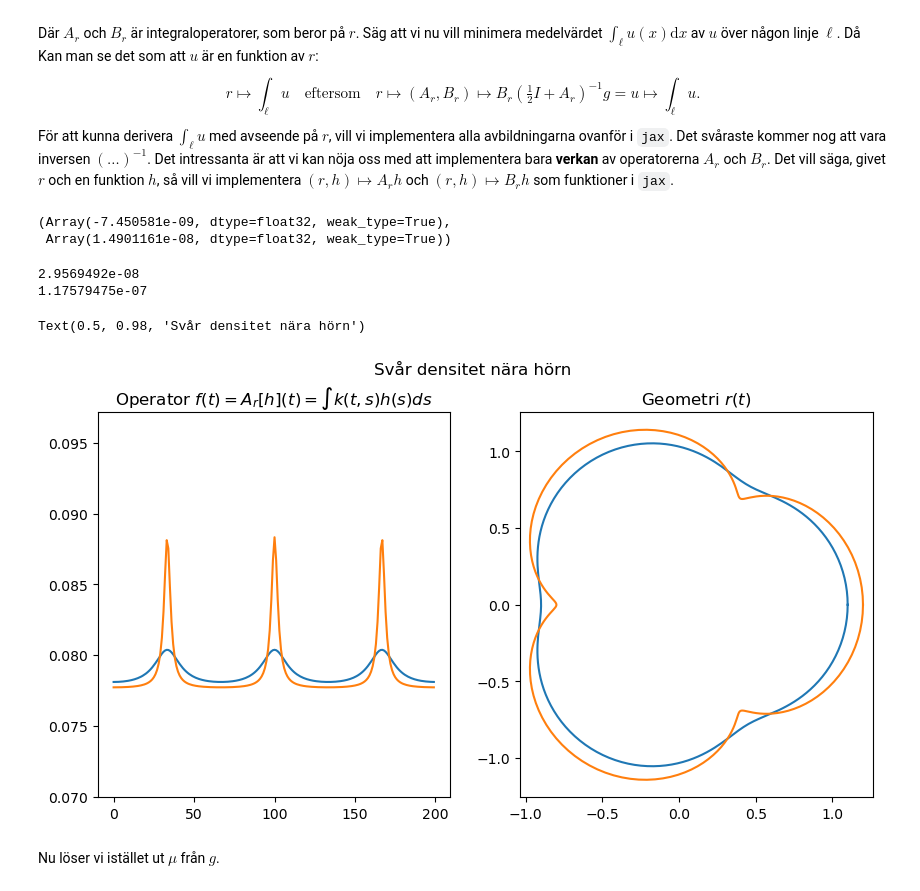
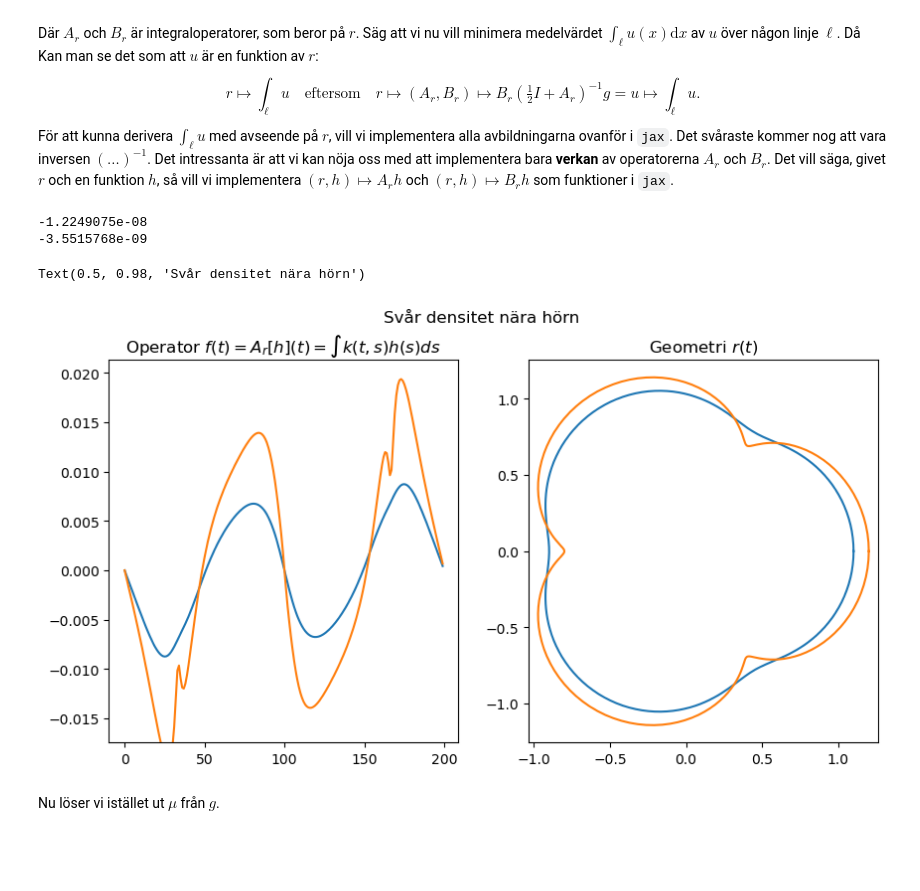
Before and after one commit to emastr/kex-asta-rebecka, a Jupyter notebook: randint_inro.ipynb, the cells around one changed output. Saved outputs shown, nothing was run; the diff lists cells and outputs as text; code cells hidden in the pictures; blank space fills up the shorter version.

```diff
--- a/randint_inro.ipynb
+++ b/randint_inro.ipynb
@@ -137,51 +137,39 @@ def mask(tol, t_discr, w_discr):
     mask = lambda x, y: \
         integral_operator(r, lambda t: 1, (x, y), t_discr=t_discr, w_discr=hw_discr) > tol
     return mask
-
-
-f = lambda a,b: integral_operator(r_ab(a, b), lambda t: 1, (0.,0.), **trapezoid(200))
-#f = lambda a,b: boundary_operator(r_ab(a, b), lambda t: 1, 0., **trapezoid(200))
-#f = lambda a, b: kern_limit(r_ab(a, b), 0.)
-#f = lambda a, b: kern_bdry(r_ab(a, b), 0., 0.)
-grad(f, argnums=(0, 1))(1., 1.)
-
-# Redan ett sätt att integrera över en ellips och derivera med avseende på axlarna!
-# %% [output]
-(Array(-7.450581e-09, dtype=float32, weak_type=True),
- Array(1.4901161e-08, dtype=float32, weak_type=True))
 # %%
 r_a = lambda a: lambda t: (jnp.cos(t) + a*jnp.cos(4*t), jnp.sin(t)+a*jnp.sin(4*t)) # En cirkel
-g = lambda t: 1.
+g = lambda t: jnp.sin(t)
 
 [t_discr, w_discr] = trapezoid(200).values()
 g_discr = vmap(g)(t_discr)
 f_discr_a = lambda a:  matvec(r_a(a), g_discr, t_discr, w_discr)
 avg_f_a = lambda a: jnp.sum(f_discr_a(a) * w_discr)
 
 
 
 plt.figure(figsize=(10,5))
 for a in [.1,.2]:
     f_discr = f_discr_a(a)
 
     print(grad(avg_f_a)(a))
 
     plt.subplot(1,2,1)
     plt.plot(f_discr)
     plt.ylim([min(f_discr)*0.9, max(f_discr)*1.1])
     plt.title("Operator $f(t) = A_r[h](t) = \int k(t, s)h(s)ds$")
 
     plt.subplot(1,2,2)
     plot_curve(r_a(a))
     plt.axis("equal")
     plt.title("Geometri $r(t)$")
 
 plt.suptitle("Svår densitet nära hörn")
 # %% [output]
-2.9569492e-08
-1.17579475e-07
+-1.2249075e-08
+-3.5515768e-09
 Text(0.5, 0.98, 'Svår densitet nära hörn')
-[figure, old version]
+[figure, new version]
 # %% [markdown]
 Nu löser vi istället ut $\mu$ från $g$.
 # %%
```
Also changed, not shown: parts of 1 cell of this notebook.
